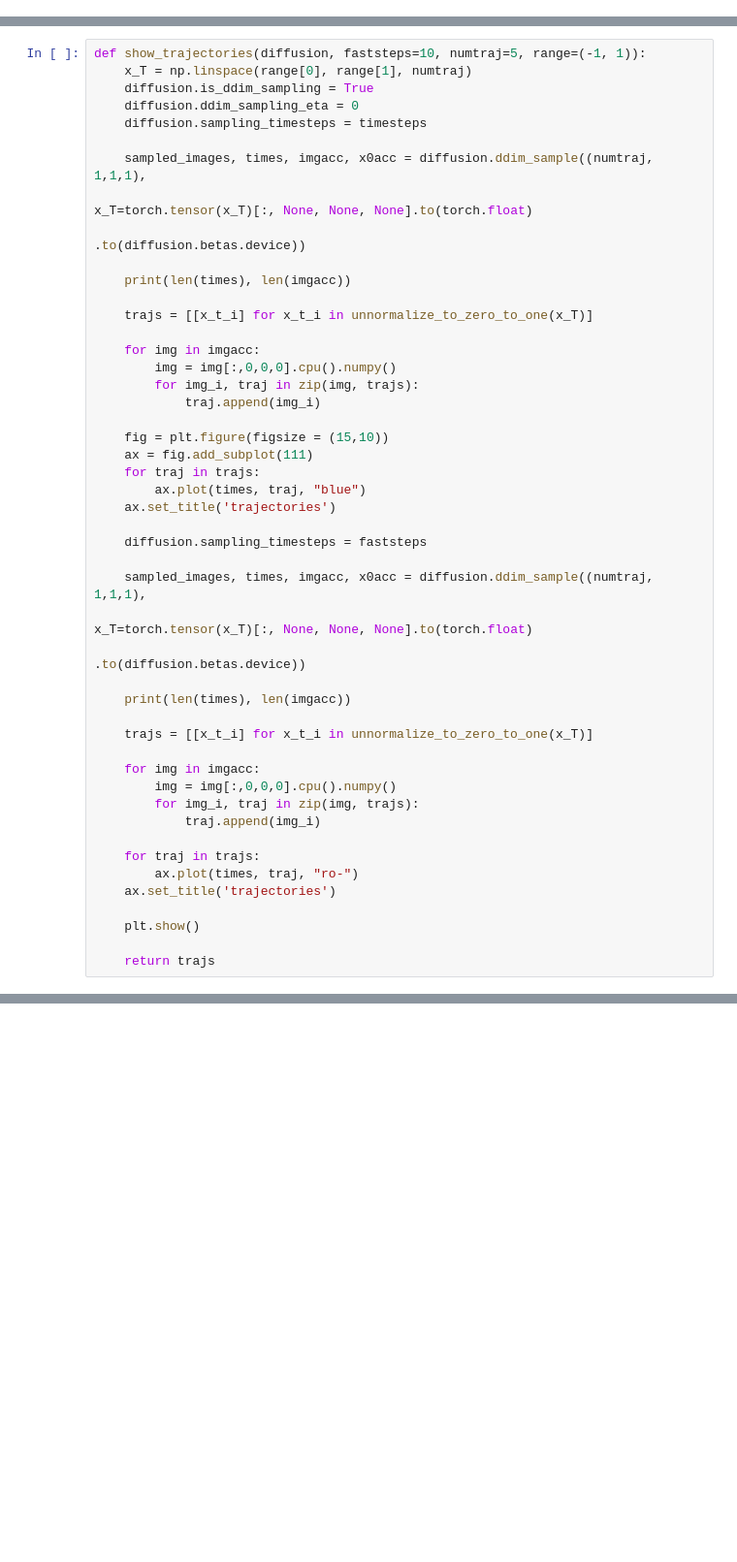
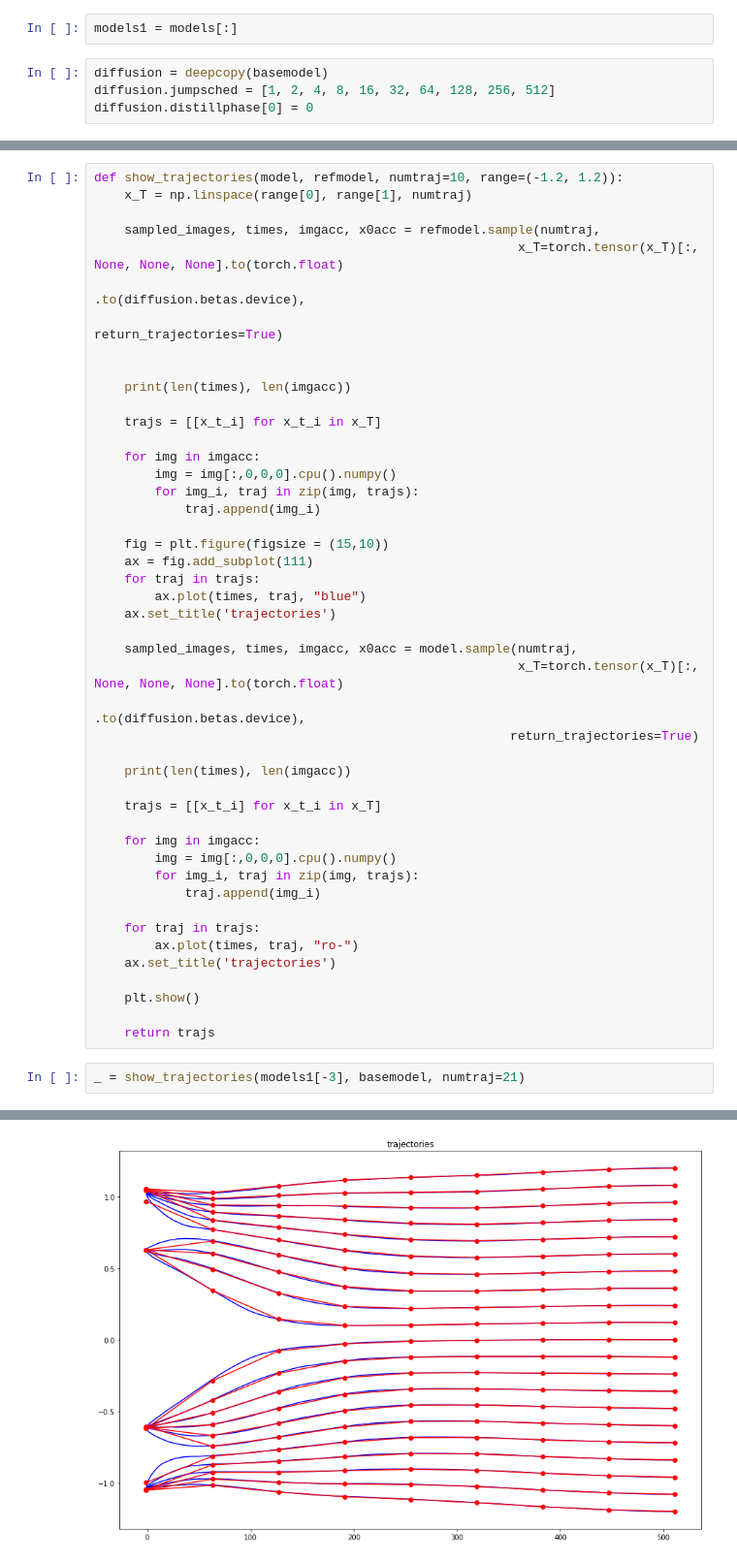
Before and after one commit to lukovnikov/denoising-diffusion-pytorch, a Jupyter notebook: scripts/notebook_toy_progressive_diffusion.ipynb, the cells around one changed output, grey strips where cells are left out. Shown at 97% size. Saved outputs shown, nothing was run; the diff lists cells and outputs as text; blank space fills up the shorter version.

```diff
--- a/scripts/notebook_toy_progressive_diffusion.ipynb
+++ b/scripts/notebook_toy_progressive_diffusion.ipynb
@@ -189,0 +225,6 @@ plt.show()
+# %%
+models1 = models[:]
+# %%
+diffusion = deepcopy(basemodel)
+diffusion.jumpsched = [1, 2, 4, 8, 16, 32, 64, 128, 256, 512]
+diffusion.distillphase[0] = 0
@@ -190,17 +316,16 @@ plt.show()
 # %%
-def show_trajectories(diffusion, faststeps=10, numtraj=5, range=(-1, 1)):
+def show_trajectories(model, refmodel, numtraj=10, range=(-1.2, 1.2)):
     x_T = np.linspace(range[0], range[1], numtraj)
-    diffusion.is_ddim_sampling = True
-    diffusion.ddim_sampling_eta = 0
-    diffusion.sampling_timesteps = timesteps
 
-    sampled_images, times, imgacc, x0acc = diffusion.ddim_sample((numtraj, 1,1,1),
-                                                                 x_T=torch.tensor(x_T)[:, None, None, None].to(torch.float)
-                                                                     .to(diffusion.betas.device))
+    sampled_images, times, imgacc, x0acc = refmodel.sample(numtraj,
+                                                        x_T=torch.tensor(x_T)[:, None, None, None].to(torch.float)
+                                                                     .to(diffusion.betas.device),
+                                                           return_trajectories=True)
+
 
     print(len(times), len(imgacc))
 
-    trajs = [[x_t_i] for x_t_i in unnormalize_to_zero_to_one(x_T)]
+    trajs = [[x_t_i] for x_t_i in x_T]
 
     for img in imgacc:
         img = img[:,0,0,0].cpu().numpy()
@@ -213,15 +338,14 @@ def show_trajectories(diffusion, faststeps=10, numtraj=5, range=(-1, 1)):
         ax.plot(times, traj, "blue")
     ax.set_title('trajectories')
 
-    diffusion.sampling_timesteps = faststeps
-
-    sampled_images, times, imgacc, x0acc = diffusion.ddim_sample((numtraj, 1,1,1),
-                                                                 x_T=torch.tensor(x_T)[:, None, None, None].to(torch.float)
-                                                                     .to(diffusion.betas.device))
+    sampled_images, times, imgacc, x0acc = model.sample(numtraj,
+                                                        x_T=torch.tensor(x_T)[:, None, None, None].to(torch.float)
+                                                                     .to(diffusion.betas.device),
+                                                       return_trajectories=True)
 
     print(len(times), len(imgacc))
 
-    trajs = [[x_t_i] for x_t_i in unnormalize_to_zero_to_one(x_T)]
+    trajs = [[x_t_i] for x_t_i in x_T]
 
     for img in imgacc:
         img = img[:,0,0,0].cpu().numpy()
@@ -235,3 +359,6 @@ def show_trajectories(diffusion, faststeps=10, numtraj=5, range=(-1, 1)):
     plt.show()
 
     return trajs
+# %%
+_ = show_trajectories(models1[-3], basemodel, numtraj=21)
+# %% [output]
@@ -237,0 +367 @@ def show_trajectories(diffusion, faststeps=10, numtraj=5, range=(-1, 1)):
+[figure, added]
```
Also changed, not shown: parts of 17 cells of this notebook, 4 other files.
